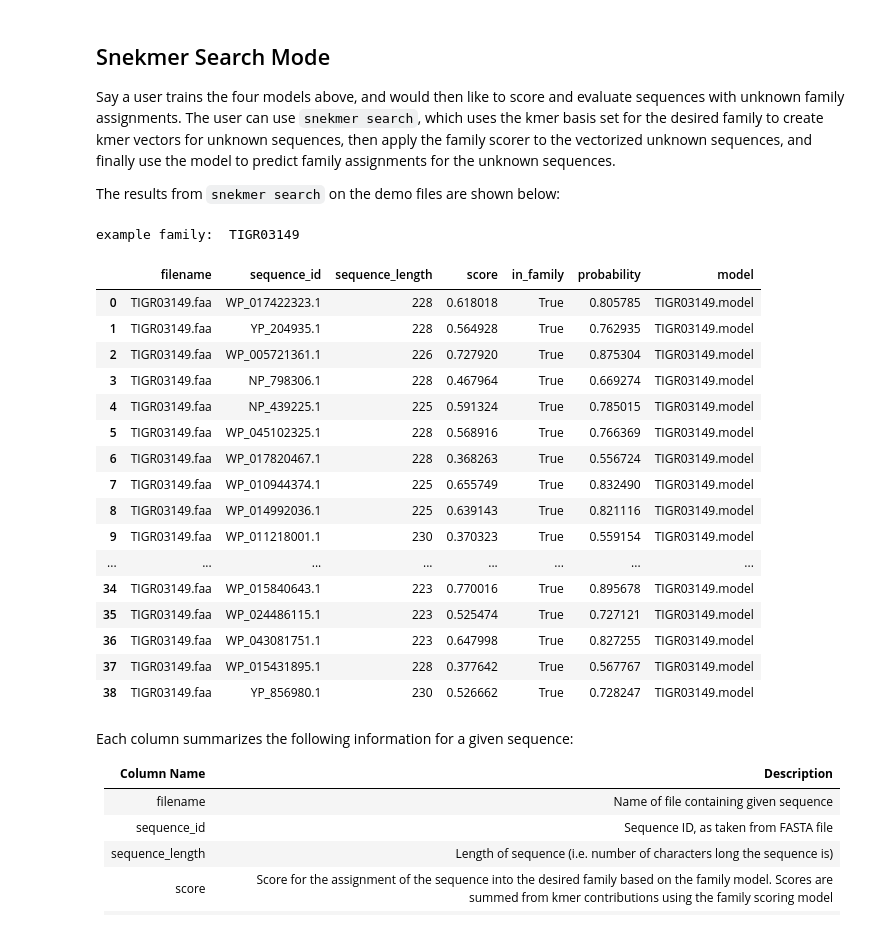
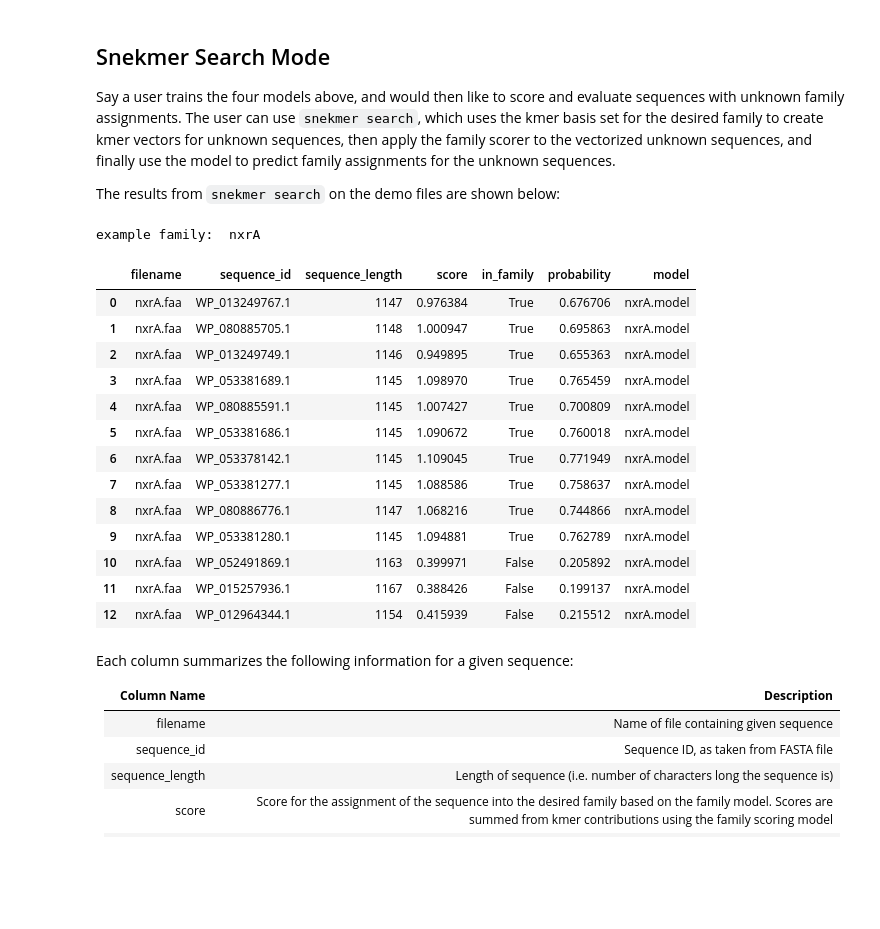
Before and after one commit to PNNL-CompBio/Snekmer, a Jupyter notebook: docs/source/tutorial/snekmer_demo.ipynb, the cells around one changed output. Cells and saved outputs as stored; diff of their text form; code cells hidden in the pictures; blank space fills up the shorter version.

```diff
--- a/docs/source/tutorial/snekmer_demo.ipynb
+++ b/docs/source/tutorial/snekmer_demo.ipynb
@@ -80,0 +56,19 @@ print(families)
+# %%
+# --- Paths (relative to resources/tutorial/snekmer_demo.ipynb) ---
+BASE    = os.path.join("..", "model_cluster_search_demo")
+IN_DIR  = os.path.join(BASE, "input")
+OUT_DIR = os.path.join(BASE, "output")
+
+# --- Load config ---
+with open(os.path.join("..", "config.yaml"), "r") as f:
+    config = yaml.safe_load(f)
+print("Loaded config from ../config.yaml")
+print(config)
+
+# --- Discover input families from input/*.fa* ---
+in_files = sorted(glob.glob(os.path.join(IN_DIR, "*.fa*")))
+filenames = [os.path.splitext(f)[0] for f in in_files]  # strip only last ext
+families = sorted([os.path.basename(os.path.splitext(f)[0]) for f in in_files])
+
+print("Input files:", [os.path.basename(f) for f in in_files])
+print("Families:", families)
@@ -262,28 +273,23 @@ Say a user trains the four models above, and would then like to score and evalua
 The results from `snekmer search` on the demo files are shown below:
 # %%
 print("example family:\t", example_family)
-pd.read_csv(
-    os.path.join("demo_example", "output", "search", example_family, f"{example_family}.csv")
-)
+pd.read_csv(os.path.join(OUT_DIR, "search", example_family, f"{example_family}.csv"))
 # %% [output]
-example family:  TIGR03149
+example family:  nxrA
 |  | filename | sequence_id | sequence_length | score | in_family | probability | model |
-| 0 | TIGR03149.faa | WP_017422323.1 | 228 | 0.618018 | True | 0.805785 | TIGR03149.model |
-| 1 | TIGR03149.faa | YP_204935.1 | 228 | 0.564928 | True | 0.762935 | TIGR03149.model |
-| 2 | TIGR03149.faa | WP_005721361.1 | 226 | 0.727920 | True | 0.875304 | TIGR03149.model |
-| 3 | TIGR03149.faa | NP_798306.1 | 228 | 0.467964 | True | 0.669274 | TIGR03149.model |
-| 4 | TIGR03149.faa | NP_439225.1 | 225 | 0.591324 | True | 0.785015 | TIGR03149.model |
-| 5 | TIGR03149.faa | WP_045102325.1 | 228 | 0.568916 | True | 0.766369 | TIGR03149.model |
-| 6 | TIGR03149.faa | WP_017820467.1 | 228 | 0.368263 | True | 0.556724 | TIGR03149.model |
-| 7 | TIGR03149.faa | WP_010944374.1 | 225 | 0.655749 | True | 0.832490 | TIGR03149.model |
-| 8 | TIGR03149.faa | WP_014992036.1 | 225 | 0.639143 | True | 0.821116 | TIGR03149.model |
-| 9 | TIGR03149.faa | WP_011218001.1 | 230 | 0.370323 | True | 0.559154 | TIGR03149.model |
-| ... | ... | ... | ... | ... | ... | ... | ... |
-| 34 | TIGR03149.faa | WP_015840643.1 | 223 | 0.770016 | True | 0.895678 | TIGR03149.model |
-| 35 | TIGR03149.faa | WP_024486115.1 | 223 | 0.525474 | True | 0.727121 | TIGR03149.model |
-| 36 | TIGR03149.faa | WP_043081751.1 | 223 | 0.647998 | True | 0.827255 | TIGR03149.model |
-| 37 | TIGR03149.faa | WP_015431895.1 | 228 | 0.377642 | True | 0.567767 | TIGR03149.model |
-| 38 | TIGR03149.faa | YP_856980.1 | 230 | 0.526662 | True | 0.728247 | TIGR03149.model |
+| 0 | nxrA.faa | WP_013249767.1 | 1147 | 0.976384 | True | 0.676706 | nxrA.model |
+| 1 | nxrA.faa | WP_080885705.1 | 1148 | 1.000947 | True | 0.695863 | nxrA.model |
+| 2 | nxrA.faa | WP_013249749.1 | 1146 | 0.949895 | True | 0.655363 | nxrA.model |
+| 3 | nxrA.faa | WP_053381689.1 | 1145 | 1.098970 | True | 0.765459 | nxrA.model |
+| 4 | nxrA.faa | WP_080885591.1 | 1145 | 1.007427 | True | 0.700809 | nxrA.model |
+| 5 | nxrA.faa | WP_053381686.1 | 1145 | 1.090672 | True | 0.760018 | nxrA.model |
+| 6 | nxrA.faa | WP_053378142.1 | 1145 | 1.109045 | True | 0.771949 | nxrA.model |
+| 7 | nxrA.faa | WP_053381277.1 | 1145 | 1.088586 | True | 0.758637 | nxrA.model |
+| 8 | nxrA.faa | WP_080886776.1 | 1147 | 1.068216 | True | 0.744866 | nxrA.model |
+| 9 | nxrA.faa | WP_053381280.1 | 1145 | 1.094881 | True | 0.762789 | nxrA.model |
+| 10 | nxrA.faa | WP_052491869.1 | 1163 | 0.399971 | False | 0.205892 | nxrA.model |
+| 11 | nxrA.faa | WP_015257936.1 | 1167 | 0.388426 | False | 0.199137 | nxrA.model |
+| 12 | nxrA.faa | WP_012964344.1 | 1154 | 0.415939 | False | 0.215512 | nxrA.model |
 # %% [markdown]
 Each column summarizes the following information for a given sequence:
 
```
Also changed, not shown: parts of 11 cells of this notebook, 53 other files.
